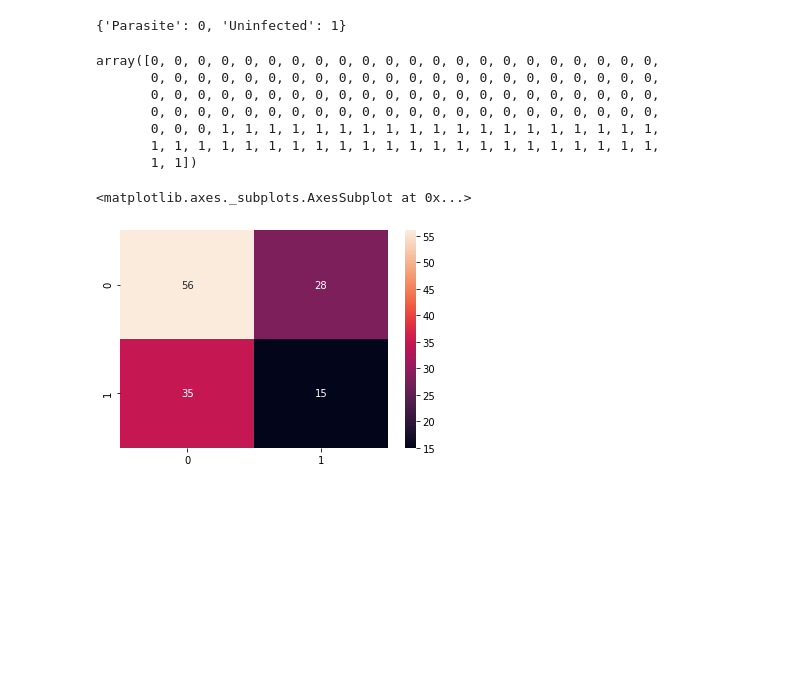
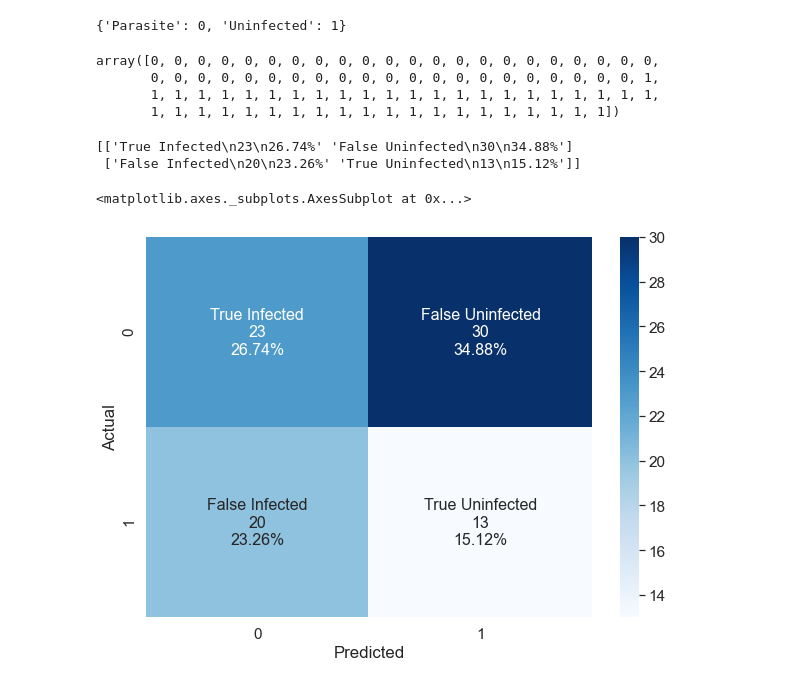
Before and after one commit to saurabhjha443/Malaria-Detection, a Jupyter notebook: Testing and Confusion Matrix Plot.ipynb, the cells around one changed output. Saved outputs shown, nothing was run; the diff lists cells and outputs as text; code cells hidden in the pictures; blank space fills up the shorter version.

Commit message:
Added Labels

```diff
--- a/Testing and Confusion Matrix Plot.ipynb
+++ b/Testing and Confusion Matrix Plot.ipynb
@@ -61,21 +59,40 @@ test_set.class_indices
 {'Parasite': 0, 'Uninfected': 1}
 # %%
 y_true=test_set.classes
-y_true
+y_true[48:]
 # %% [output]
 array([0, 0, 0, 0, 0, 0, 0, 0, 0, 0, 0, 0, 0, 0, 0, 0, 0, 0, 0, 0, 0, 0,
-       0, 0, 0, 0, 0, 0, 0, 0, 0, 0, 0, 0, 0, 0, 0, 0, 0, 0, 0, 0, 0, 0,
-       0, 0, 0, 0, 0, 0, 0, 0, 0, 0, 0, 0, 0, 0, 0, 0, 0, 0, 0, 0, 0, 0,
-       0, 0, 0, 0, 0, 0, 0, 0, 0, 0, 0, 0, 0, 0, 0, 0, 0, 0, 0, 0, 0, 0,
-       0, 0, 0, 1, 1, 1, 1, 1, 1, 1, 1, 1, 1, 1, 1, 1, 1, 1, 1, 1, 1, 1,
+       0, 0, 0, 0, 0, 0, 0, 0, 0, 0, 0, 0, 0, 0, 0, 0, 0, 0, 0, 0, 0, 1,
        1, 1, 1, 1, 1, 1, 1, 1, 1, 1, 1, 1, 1, 1, 1, 1, 1, 1, 1, 1, 1, 1,
-       1, 1])
+       1, 1, 1, 1, 1, 1, 1, 1, 1, 1, 1, 1, 1, 1, 1, 1, 1, 1, 1, 1])
 # %%
 from sklearn.metrics import confusion_matrix
-cf =confusion_matrix(y_pred,y_true)
+cf_matrix =confusion_matrix(y_pred[48:],y_true[48:])
+# %%
+group_names = ["True Infected","False Uninfected","False Infected","True Uninfected"]
+group_counts = ["{0:0.0f}".format(value) for value in
+                cf_matrix.flatten()]
+group_percentages = ["{0:.2%}".format(value) for value in
+                     cf_matrix.flatten()/np.sum(cf_matrix)]
+labels = [f"{v1}\n{v2}\n{v3}" for v1, v2, v3 in
+          zip(group_names,group_counts,group_percentages)]
+# %%
+labels = np.asarray(labels).reshape(2,2)
+print(labels)
+# %% [output]
+[['True Infected\n23\n26.74%' 'False Uninfected\n30\n34.88%']
+ ['False Infected\n20\n23.26%' 'True Uninfected\n13\n15.12%']]
 # %%
 import seaborn as sns
-sns.heatmap(cf, annot=True)
-# %% [output]
-<matplotlib.axes._subplots.AxesSubplot at 0x...>
-[figure, removed]
+# %%
+import pandas as pd
+import matplotlib.pyplot as plt
+df_cm = pd.DataFrame(cf_matrix, columns=np.unique(y_true), index = np.unique(y_true))
+df_cm.index.name = 'Actual'
+df_cm.columns.name = 'Predicted'
+plt.figure(figsize = (10,7))
+sns.set(font_scale=1.4)#for label size
+sns.heatmap(df_cm, cmap="Blues", annot=labels ,annot_kws={"size": 16},fmt = "")
+# %% [output]
+<matplotlib.axes._subplots.AxesSubplot at 0x...>
+[figure, added]
```
Also changed, not shown: parts of 2 cells of this notebook, 1 other file.
